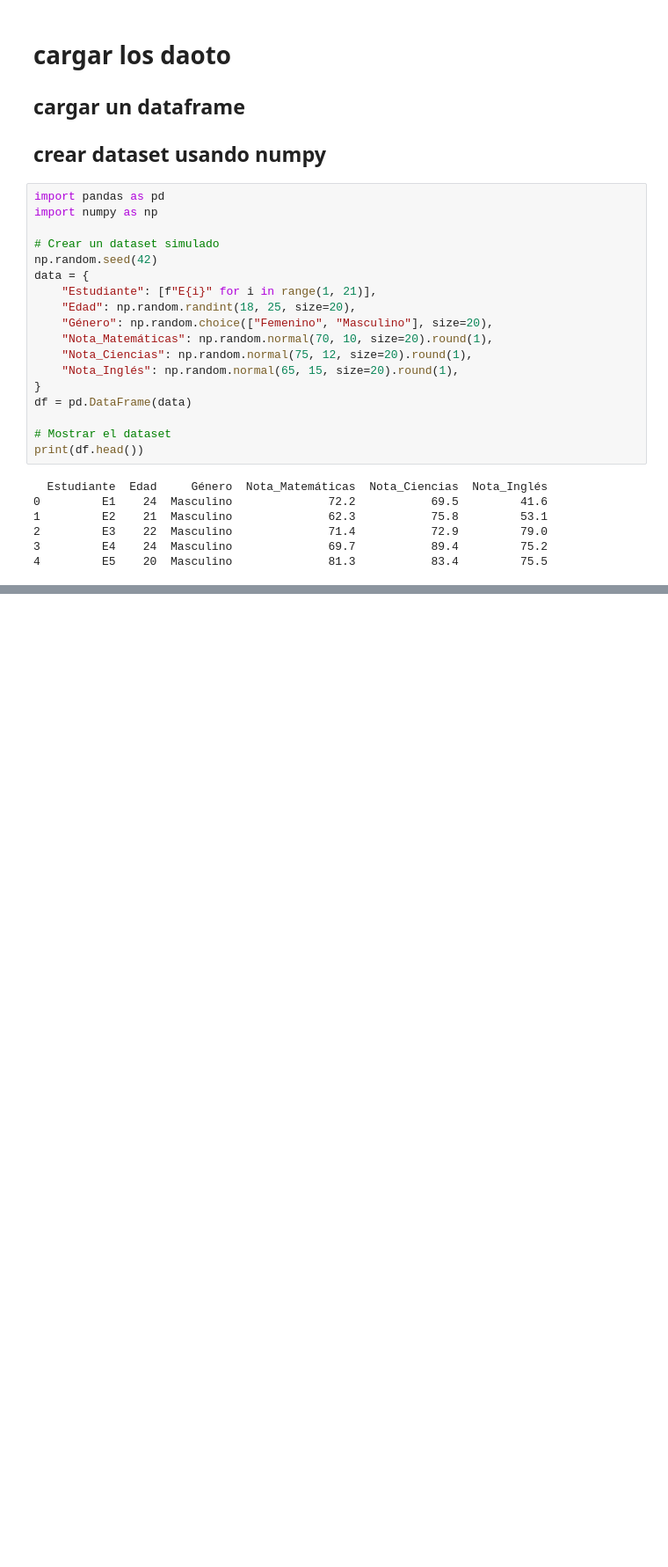
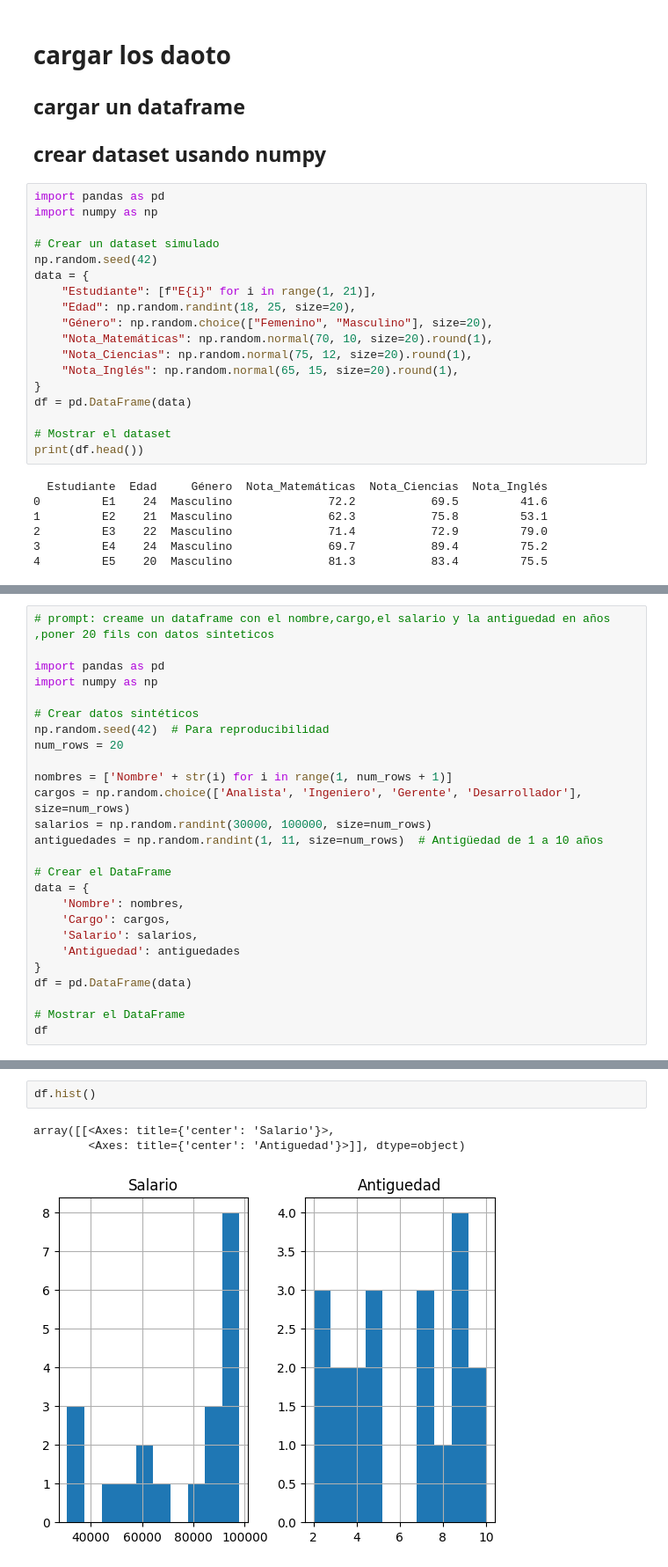
Before and after one commit to DAVIDCHIAC/apuntes_IA, a Jupyter notebook: Untitled9.ipynb, the cells around one changed output, grey strips where cells are left out. Shown at 88% size. Cells and saved outputs as stored; diff of their text form; blank space fills up the shorter version.

```diff
--- a/Untitled9.ipynb
+++ b/Untitled9.ipynb
@@ -35,0 +120,26 @@ print(df.head())
+# %%
+# prompt: creame un dataframe con el nombre,cargo,el salario y la antiguedad en años ,poner 20 fils con datos sinteticos
+
+import pandas as pd
+import numpy as np
+
+# Crear datos sintéticos
+np.random.seed(42)  # Para reproducibilidad
+num_rows = 20
+
+nombres = ['Nombre' + str(i) for i in range(1, num_rows + 1)]
+cargos = np.random.choice(['Analista', 'Ingeniero', 'Gerente', 'Desarrollador'], size=num_rows)
+salarios = np.random.randint(30000, 100000, size=num_rows)
+antiguedades = np.random.randint(1, 11, size=num_rows)  # Antigüedad de 1 a 10 años
+
+# Crear el DataFrame
+data = {
+    'Nombre': nombres,
+    'Cargo': cargos,
+    'Salario': salarios,
+    'Antiguedad': antiguedades
+}
+df = pd.DataFrame(data)
+
+# Mostrar el DataFrame
+df
@@ -35,0 +218,6 @@ print(df.head())
+# %%
+df.hist()
+# %% [output]
+array([[<Axes: title={'center': 'Salario'}>,
+        <Axes: title={'center': 'Antiguedad'}>]], dtype=object)
+[figure, added]
```
Also changed, not shown: parts of 26 cells of this notebook.
